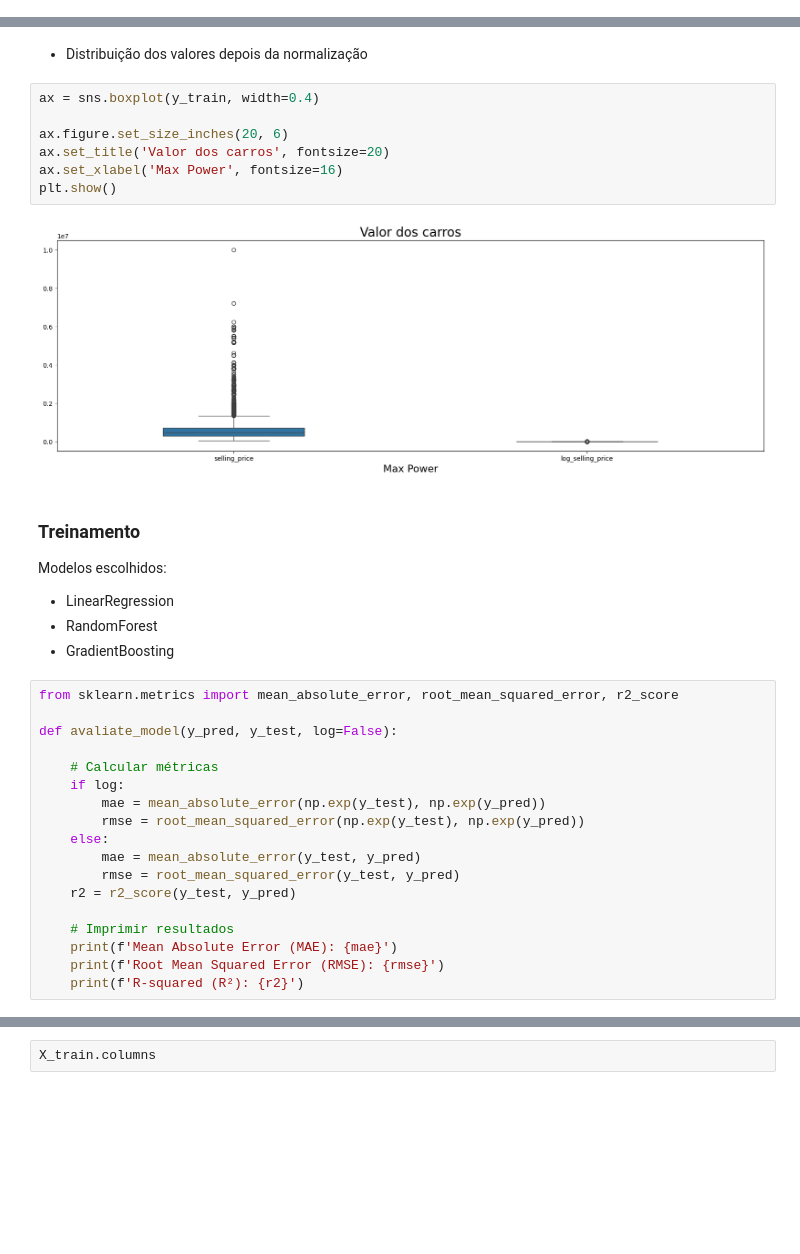
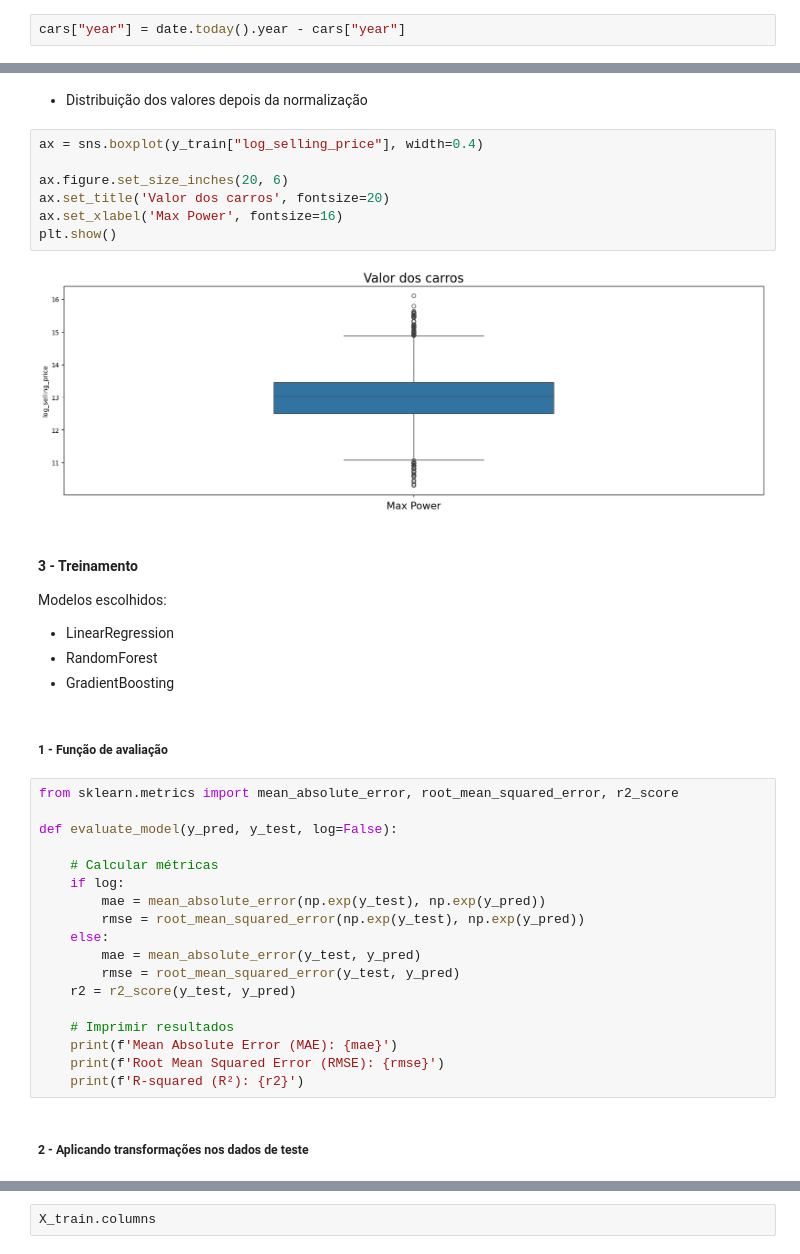
Before and after one commit to FranciscoPGuimaraes/cardekho_regression, a Jupyter notebook: regression.ipynb, the cells around one changed output, grey strips where cells are left out. Cells and saved outputs as stored; diff of their text form; blank space fills up the shorter version.

```diff
--- a/regression.ipynb
+++ b/regression.ipynb
@@ -118,3 +138,5 @@ cars = cars.drop("torque", axis=1)
+# %%
+cars["year"] = date.today().year - cars["year"]
 # %% [markdown]
 - Entendo as informações
 # %% [markdown]
@@ -277,24 +301,26 @@ y_train
 # %% [markdown]
 - Distribuição dos valores depois da normalização
 # %%
-ax = sns.boxplot(y_train, width=0.4)
+ax = sns.boxplot(y_train["log_selling_price"], width=0.4)
 
 ax.figure.set_size_inches(20, 6)
 ax.set_title('Valor dos carros', fontsize=20)
 ax.set_xlabel('Max Power', fontsize=16)
 plt.show()
 # %% [output]
-[figure, old version]
+[figure, new version]
 # %% [markdown]
-### Treinamento
+#### 3 - Treinamento
 Modelos escolhidos:
 - LinearRegression
 - RandomForest
 - GradientBoosting
+# %% [markdown]
+##### 1 - Função de avaliação
 # %%
 from sklearn.metrics import mean_absolute_error, root_mean_squared_error, r2_score
 
-def avaliate_model(y_pred, y_test, log=False):
+def evaluate_model(y_pred, y_test, log=False):
 
     # Calcular métricas
     if log:
@@ -309,3 +335,5 @@ def avaliate_model(y_pred, y_test, log=False):
     print(f'Mean Absolute Error (MAE): {mae}')
     print(f'Root Mean Squared Error (RMSE): {rmse}')
     print(f'R-squared (R²): {r2}')
+# %% [markdown]
+##### 2 - Aplicando transformações nos dados de teste
```
Also changed, not shown: parts of 43 cells of this notebook, 2 other files.
